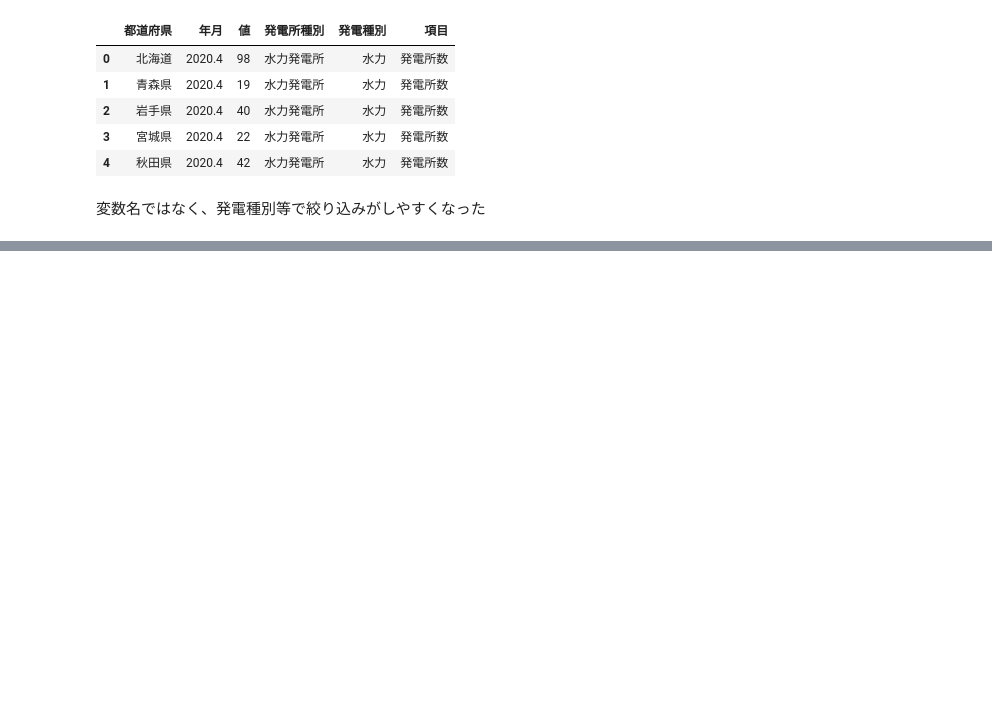
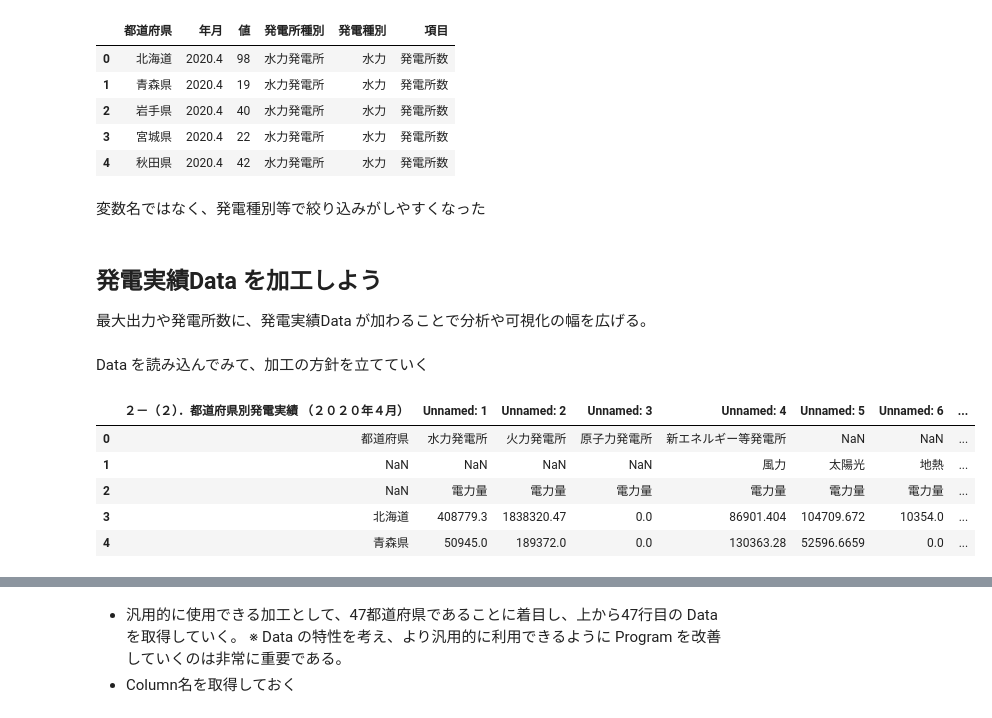
Before and after one commit to 1024xx4/100_Data_processing--visualization, a Jupyter notebook: excel_data.ipynb, the cells around one changed output, grey strips where cells are left out. Cells and saved outputs as stored; diff of their text form; code cells hidden in the pictures; blank space fills up the shorter version.

Commit message:
Chore: 発電実績Data を加工する#3

```diff
--- a/excel_data.ipynb
+++ b/excel_data.ipynb
@@ -315,3 +316,19 @@ datas_v.head()
 | 4 | 秋田県 | 2020.4 | 42 | 水力発電所 | 水力 | 発電所数 |
 # %% [markdown]
 変数名ではなく、発電種別等で絞り込みがしやすくなった
+# %% [markdown]
+## 発電実績Data を加工しよう
+最大出力や発電所数に、発電実績Data が加わることで分析や可視化の幅を広げる。
+# %% [markdown]
+Data を読み込んでみて、加工の方針を立てていく
+# %%
+capacity_data = pd.read_excel('data/2-2-2020.xlsx')
+display(capacity_data.head())
+display(capacity_data.tail())
+# %% [output]
+|  | ２－（２）．都道府県別発電実績 （２０２０年４月） | Unnamed: 1 | Unnamed: 2 | Unnamed: 3 | Unnamed: 4 | Unnamed: 5 | Unnamed: 6 | ... |
+| 0 | 都道府県 | 水力発電所 | 火力発電所 | 原子力発電所 | 新エネルギー等発電所 | NaN | NaN | ... |
+| 1 | NaN | NaN | NaN | NaN | 風力 | 太陽光 | 地熱 | ... |
+| 2 | NaN | 電力量 | 電力量 | 電力量 | 電力量 | 電力量 | 電力量 | ... |
+| 3 | 北海道 | 408779.3 | 1838320.47 | 0.0 | 86901.404 | 104709.672 | 10354.0 | ... |
+| 4 | 青森県 | 50945.0 | 189372.0 | 0.0 | 130363.28 | 52596.6659 | 0.0 | ... |
@@ -317,0 +341,4 @@ datas_v.head()
+# %% [markdown]
+- 汎用的に使用できる加工として、47都道府県であることに着目し、上から47行目の Data を取得していく。
+  ※ Data の特性を考え、より汎用的に利用できるように Program を改善していくのは非常に重要である。
+- Column名を取得しておく
```
Also changed, not shown: parts of 5 cells of this notebook, 1 other file.
